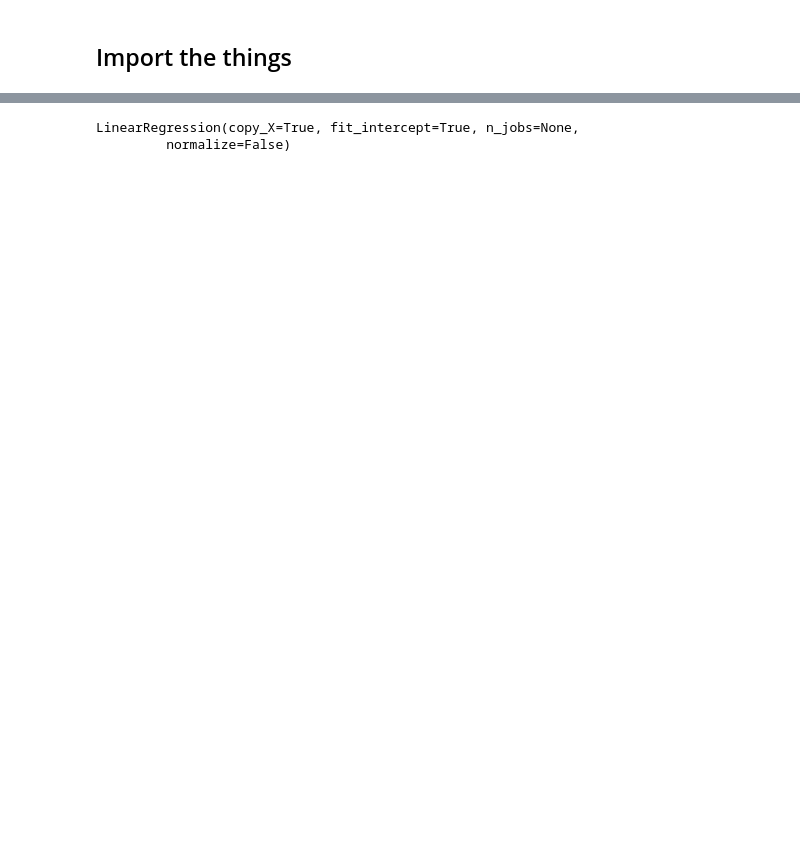
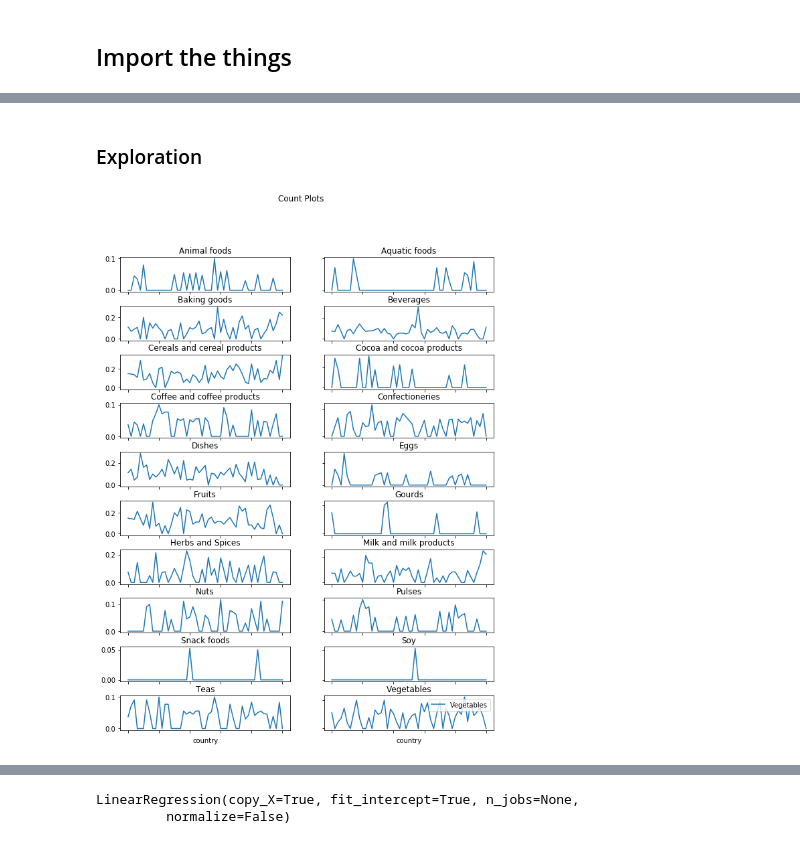
Before and after one commit to brittbowers/Are-You-What-You-Eat, a Jupyter notebook: project_2_analysis.ipynb, the cells around one changed output, grey strips where cells are left out. Saved outputs shown, nothing was run; the diff lists cells and outputs as text; code cells hidden in the pictures; blank space fills up the shorter version.

```diff
--- a/project_2_analysis.ipynb
+++ b/project_2_analysis.ipynb
@@ -29,0 +25,22 @@ df_food.head()
+# %% [markdown]
+### Exploration
+# %%
+num_rows = len(X.columns)/2
+
+fig, axs = plt.subplots(figsize = (10,13),
+                       nrows = int(num_rows), ncols = 2,
+                       gridspec_kw=dict(hspace=0.4)) # Much control of gridspec)
+fig.suptitle('Count Plots')
+
+targets = zip(X.columns, axs.flatten())
+for i, (col,ax) in enumerate(targets):
+    X[col].plot(ax = ax)
+    ax.set_title(col)
+
+for ax in axs.flat:
+    ax.label_outer()
+
+ax.legend()
+plt.show()
+# %% [output]
+[figure, added]
```
Also changed, not shown: parts of 185 cells of this notebook, 6 other files.
